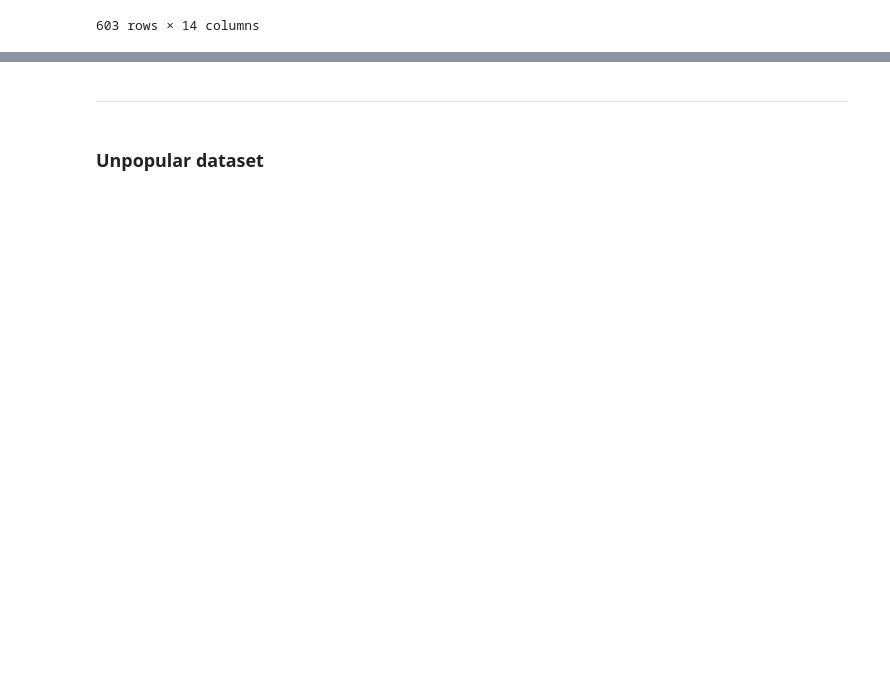
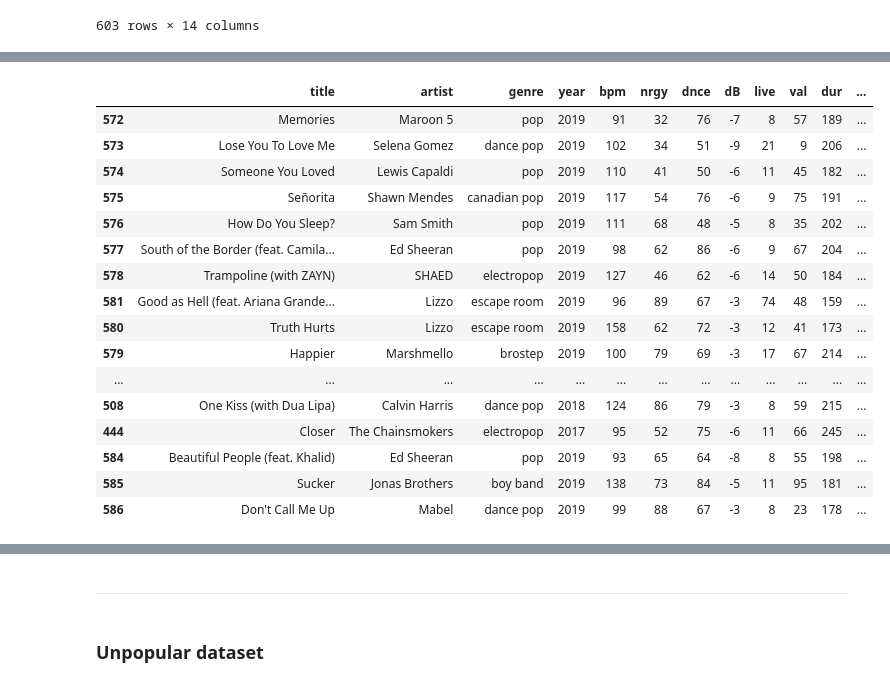
Before and after one commit to jodiambra/Code-Pudding, a Jupyter notebook: notebook.ipynb, the cells around one changed output, grey strips where cells are left out. Drawn from its saved outputs; the diff is of its cells as text; code cells hidden in the pictures; blank space fills up the shorter version.

```diff
--- a/notebook.ipynb
+++ b/notebook.ipynb
@@ -208,0 +290,20 @@ top10.query()
+# %%
+top10.query('pop > 85').sort_values(by='pop', ascending=False)
+# %% [output]
+|  | title | artist | genre | year | bpm | nrgy | dnce | dB | live | val | dur | ... |
+| 572 | Memories | Maroon 5 | pop | 2019 | 91 | 32 | 76 | -7 | 8 | 57 | 189 | ... |
+| 573 | Lose You To Love Me | Selena Gomez | dance pop | 2019 | 102 | 34 | 51 | -9 | 21 | 9 | 206 | ... |
+| 574 | Someone You Loved | Lewis Capaldi | pop | 2019 | 110 | 41 | 50 | -6 | 11 | 45 | 182 | ... |
+| 575 | Señorita | Shawn Mendes | canadian pop | 2019 | 117 | 54 | 76 | -6 | 9 | 75 | 191 | ... |
+| 576 | How Do You Sleep? | Sam Smith | pop | 2019 | 111 | 68 | 48 | -5 | 8 | 35 | 202 | ... |
+| 577 | South of the Border (feat. Camila... | Ed Sheeran | pop | 2019 | 98 | 62 | 86 | -6 | 9 | 67 | 204 | ... |
+| 578 | Trampoline (with ZAYN) | SHAED | electropop | 2019 | 127 | 46 | 62 | -6 | 14 | 50 | 184 | ... |
+| 581 | Good as Hell (feat. Ariana Grande... | Lizzo | escape room | 2019 | 96 | 89 | 67 | -3 | 74 | 48 | 159 | ... |
+| 580 | Truth Hurts | Lizzo | escape room | 2019 | 158 | 62 | 72 | -3 | 12 | 41 | 173 | ... |
+| 579 | Happier | Marshmello | brostep | 2019 | 100 | 79 | 69 | -3 | 17 | 67 | 214 | ... |
+| ... | ... | ... | ... | ... | ... | ... | ... | ... | ... | ... | ... | ... |
+| 508 | One Kiss (with Dua Lipa) | Calvin Harris | dance pop | 2018 | 124 | 86 | 79 | -3 | 8 | 59 | 215 | ... |
+| 444 | Closer | The Chainsmokers | electropop | 2017 | 95 | 52 | 75 | -6 | 11 | 66 | 245 | ... |
+| 584 | Beautiful People (feat. Khalid) | Ed Sheeran | pop | 2019 | 93 | 65 | 64 | -8 | 8 | 55 | 198 | ... |
+| 585 | Sucker | Jonas Brothers | boy band | 2019 | 138 | 73 | 84 | -5 | 11 | 95 | 181 | ... |
+| 586 | Don't Call Me Up | Mabel | dance pop | 2019 | 99 | 88 | 67 | -3 | 8 | 23 | 178 | ... |
```
Also changed, not shown: parts of 40 cells of this notebook.
